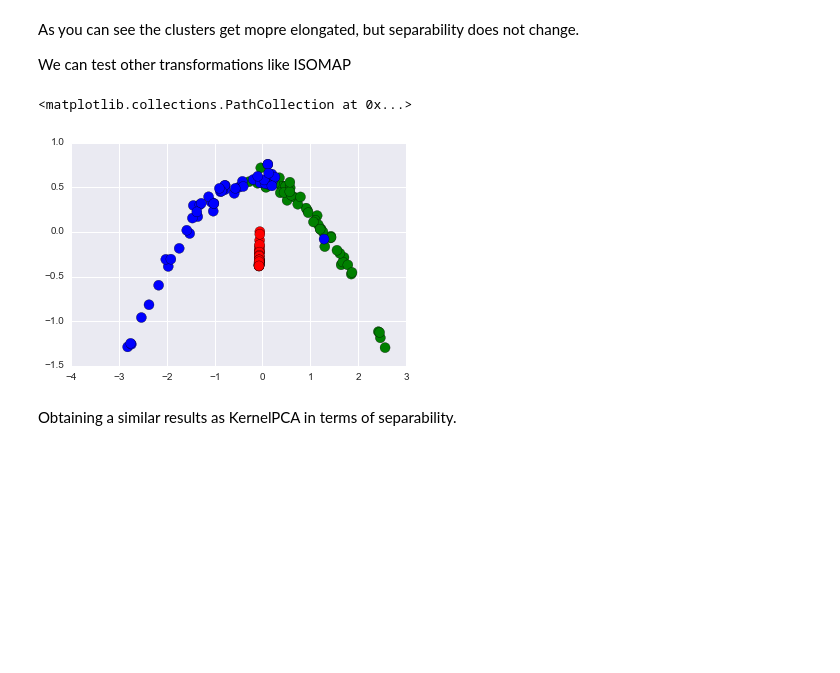
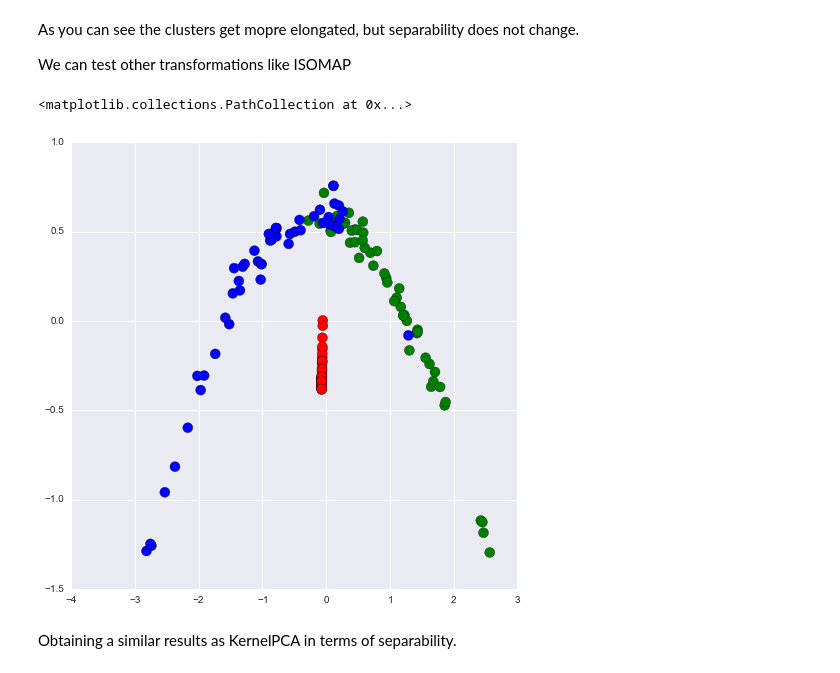
Before and after one commit to bejar/AMLTNotebooks, a Jupyter notebook: Notebooks/DimReduction.ipynb, the cells around one changed output. Drawn from its saved outputs; the diff is of its cells as text; code cells hidden in the pictures; blank space fills up the shorter version.

```diff
--- a/Notebooks/DimReduction.ipynb
+++ b/Notebooks/DimReduction.ipynb
@@ -46,10 +49,11 @@ We can test other transformations like ISOMAP
 # %%
 from sklearn.manifold import Isomap
 iso = Isomap(n_components=2, n_neighbors=10)
 fdata = iso.fit_transform(iris['data'])
+fig = plt.figure(figsize=(8,8))
 plt.scatter(fdata[:, 0], fdata[:, 1], c=lc,s=100)
 # %% [output]
 <matplotlib.collections.PathCollection at 0x...>
-[figure, old version]
+[figure, new version]
 # %% [markdown]
 Obtaining a similar results as KernelPCA in terms of separability.
```
Also changed, not shown: parts of 10 cells of this notebook, 1 other file.
